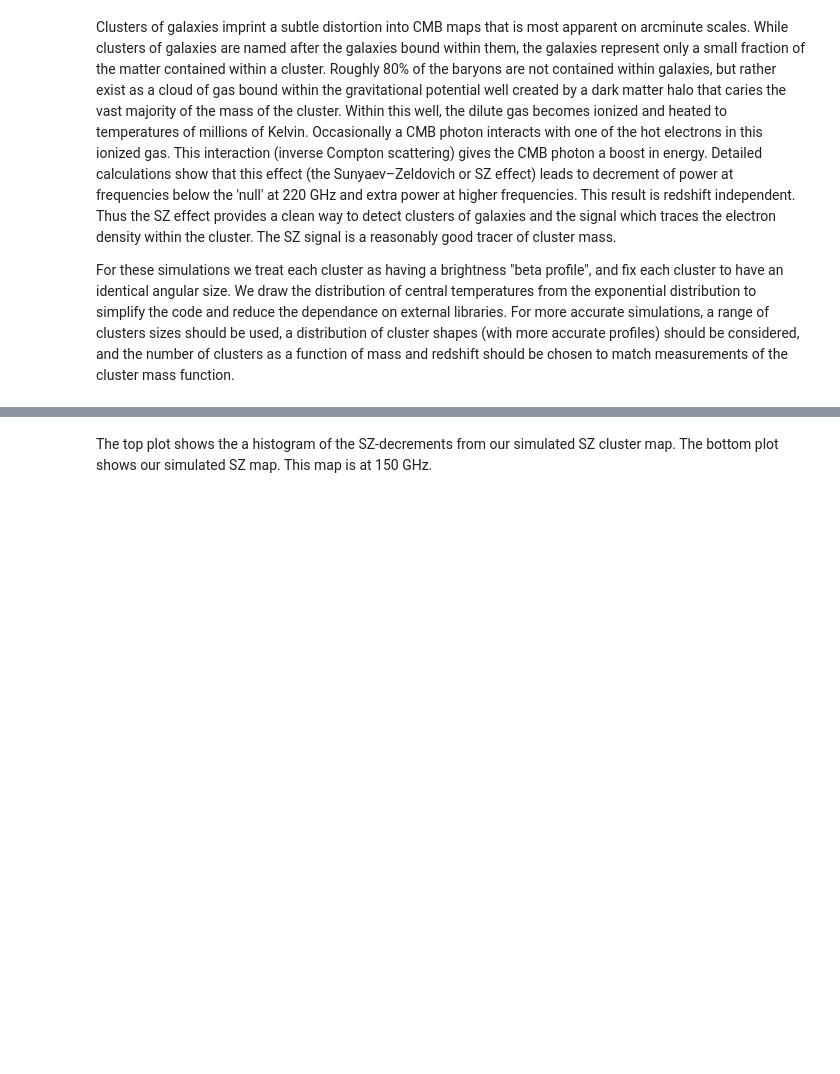
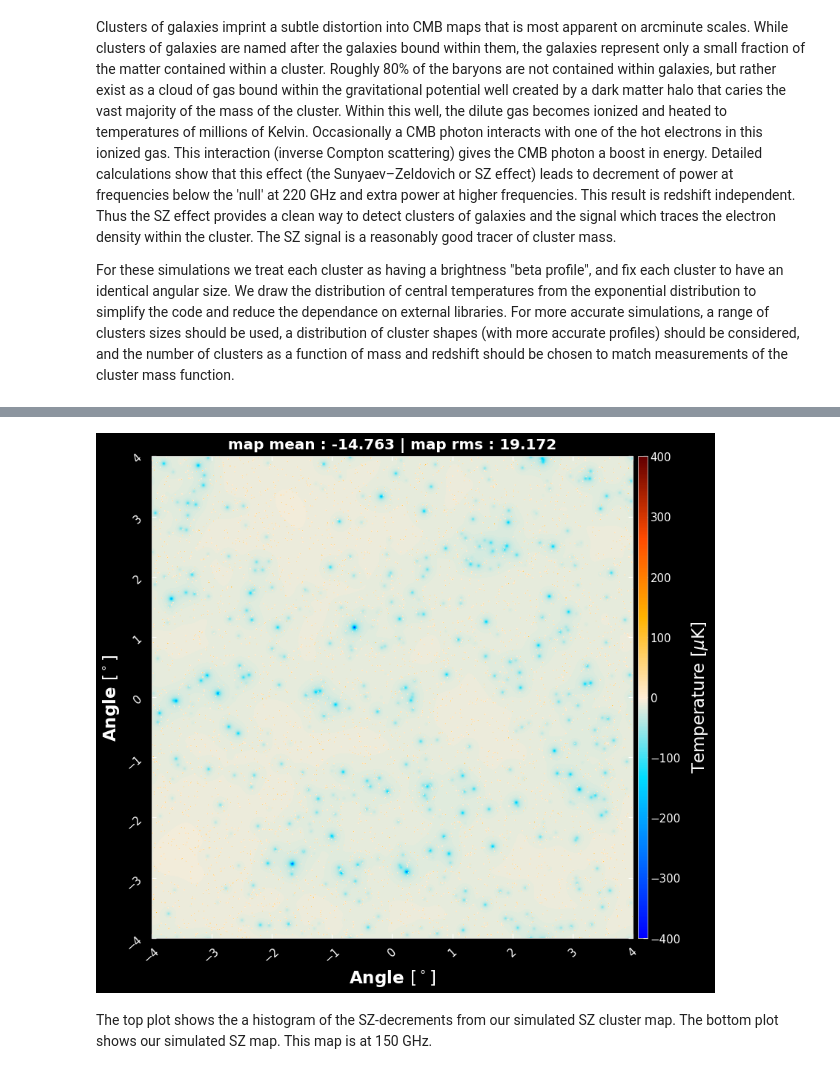
Before and after one commit to masterdesky/ELTE-data-sci-lab-2020, a Jupyter notebook: project_codes/Naive/part_2_adding_foreground.ipynb, the cells around one changed output, grey strips where cells are left out. Saved outputs shown, nothing was run; the diff lists cells and outputs as text; code cells hidden in the pictures; blank space fills up the shorter version.

```diff
--- a/project_codes/Naive/part_2_adding_foreground.ipynb
+++ b/project_codes/Naive/part_2_adding_foreground.ipynb
@@ -198,3 +198,10 @@ plot_CMB_map(SZmap, X_width, Y_width, c_min=-400, c_max=400,
+# %%
+plot_CMB_map(SZmap + PSmap, X_width, Y_width, c_min=-400, c_max=400,
+             save=True, save_filename='CMB_sim_all_foreground.png',
+             no_axis=False, no_grid=True, no_title=False,
+             no_cbar=False)
+# %% [output]
+[figure, added]
 # %% [markdown]
 The top plot shows the a histogram of the SZ-decrements from our simulated SZ cluster map. The bottom plot shows our simulated SZ map. This map is at 150 GHz.
 # %% [markdown]
```
Also changed, not shown: parts of 6 cells of this notebook, 35 other files.
